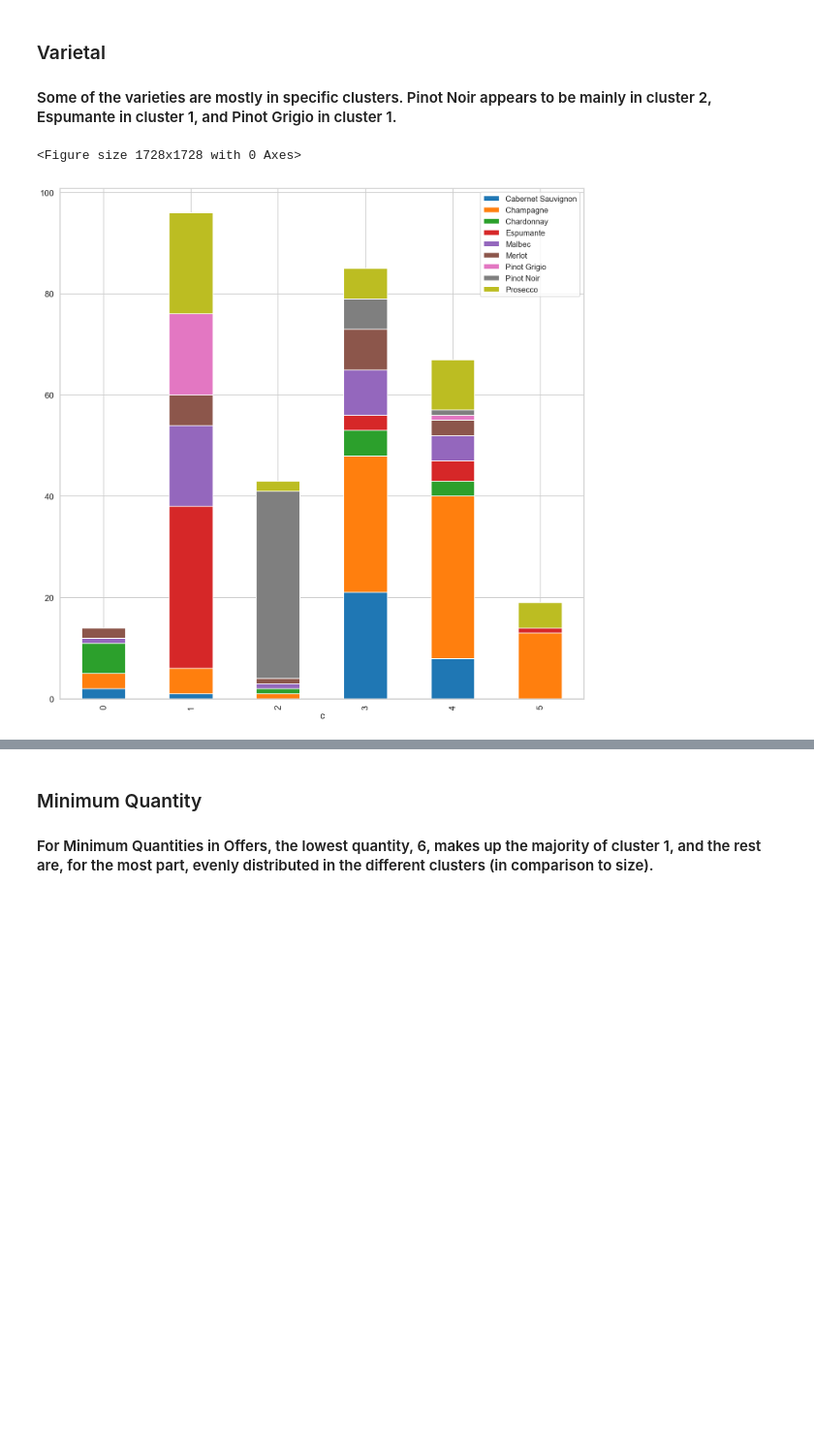
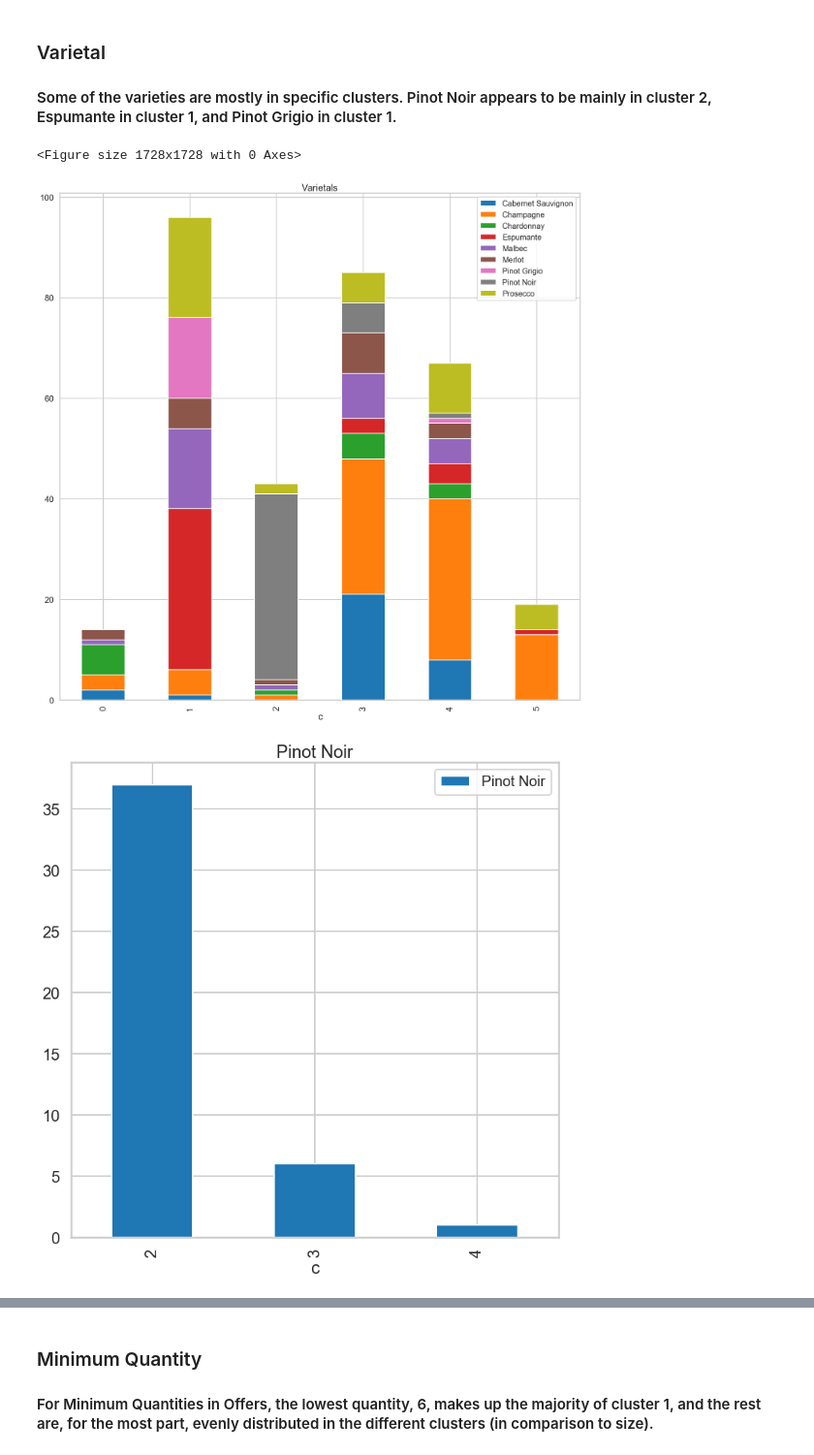
Before and after one commit to brocknosbisch/Springboard_Data_Science, a Jupyter notebook: Mini_Project_Clustering.ipynb, the cells around one changed output, grey strips where cells are left out. Shown at 97% size. Drawn from its saved outputs; the diff is of its cells as text; code cells hidden in the pictures; blank space fills up the shorter version.

```diff
--- a/Mini_Project_Clustering.ipynb
+++ b/Mini_Project_Clustering.ipynb
@@ -498,11 +499,29 @@ plt.show()
 # %% [markdown]
 ### Varietal
 #### Some of the varieties are mostly in specific clusters.  Pinot Noir appears to be mainly in cluster 2, Espumante in cluster 1, and Pinot Grigio in cluster 1.
-# %%
-plt.figure(figsize=(24,24))
-pd.crosstab(df_all['c'], df_all['varietal']).plot(kind='bar', stacked=True, figsize=(24,24))
-plt.legend(fontsize='small', loc='upper right')
-plt.show()
-# %% [output]
-<Figure size 1728x1728 with 0 Axes>
-[figure, removed]
+# %%
+plt.figure(figsize=(24,24))
+pd.crosstab(df_all['c'], df_all['varietal']).plot(kind='bar', stacked=True, figsize=(24,24))
+plt.legend(fontsize='small', loc='upper right')
+plt.title('Varietals')
+plt.show()
+
+
+pd.crosstab( df_all[df_all['varietal'] == 'Pinot Noir'].c, df_all[df_all['varietal'] == 'Pinot Noir'].varietal).plot(kind='bar', figsize=(12,12))
+plt.legend(fontsize='small', loc='upper right')
+plt.title('Pinot Noir')
+plt.show()
+
+pd.crosstab(df_all[df_all['varietal'] == 'Espumante'].c, df_all[df_all['varietal'] == 'Espumante'].varietal).plot(kind='bar', figsize=(12,12))
+plt.legend(fontsize='small', loc='upper right')
+plt.title('Espumante')
+plt.show()
+
+pd.crosstab(df_all[df_all['varietal'] == 'Pinot Grigio'].c, df_all[df_all['varietal'] == 'Pinot Grigio'].varietal).plot(kind='bar', figsize=(12,12))
+plt.legend(fontsize='small', loc='upper right')
+plt.title('Pinot Grigio')
+plt.show()
+# %% [output]
+<Figure size 1728x1728 with 0 Axes>
+[figure, added]
+[figure, added]
```
Also changed, not shown: parts of 13 cells of this notebook.
